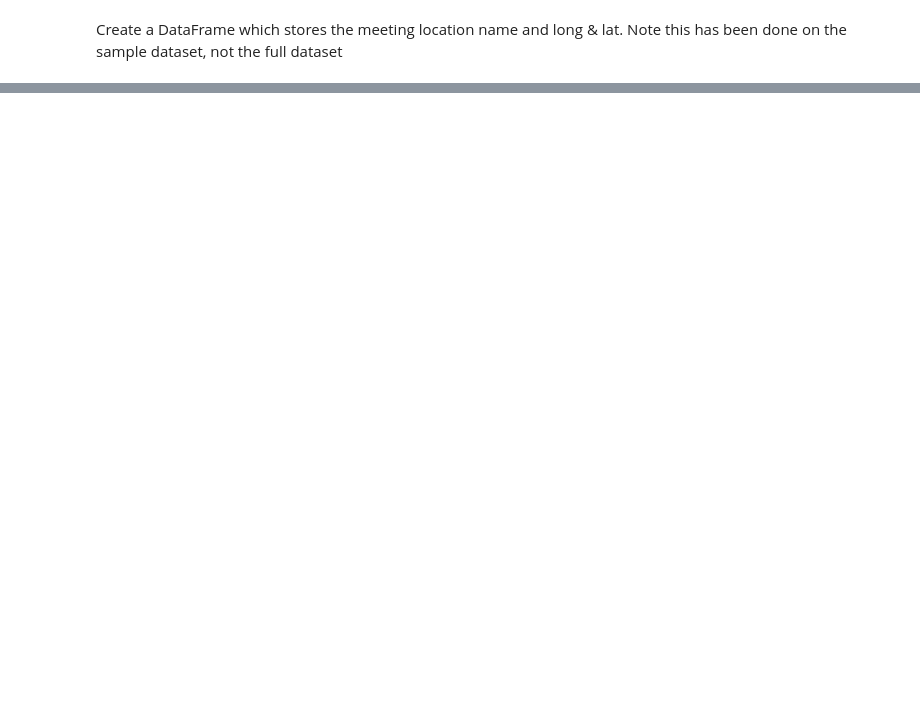
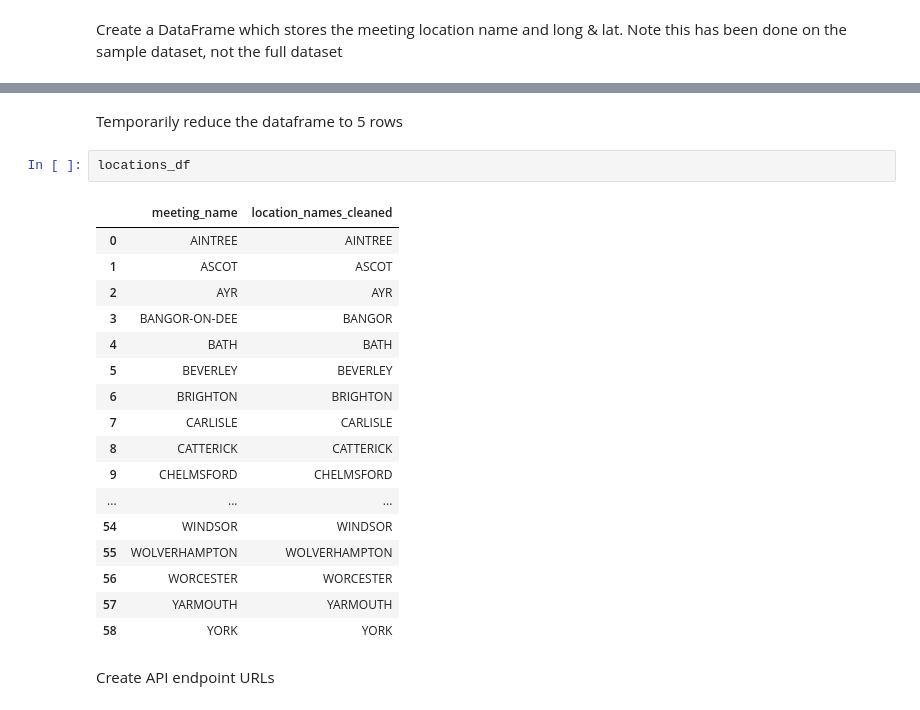
Before and after one commit to Harlequinht/which_horse, a Jupyter notebook: notebook/WeatherAPI.ipynb, the cells around one changed output, grey strips where cells are left out. Cells and saved outputs as stored; diff of their text form; blank space fills up the shorter version.

```diff
--- a/notebook/WeatherAPI.ipynb
+++ b/notebook/WeatherAPI.ipynb
@@ -30,0 +22,24 @@ response = requests.get(endpoint)
+# %% [markdown]
+Temporarily reduce the dataframe to 5 rows
+# %%
+locations_df
+# %% [output]
+|  | meeting_name | location_names_cleaned |
+| 0 | AINTREE | AINTREE |
+| 1 | ASCOT | ASCOT |
+| 2 | AYR | AYR |
+| 3 | BANGOR-ON-DEE | BANGOR |
+| 4 | BATH | BATH |
+| 5 | BEVERLEY | BEVERLEY |
+| 6 | BRIGHTON | BRIGHTON |
+| 7 | CARLISLE | CARLISLE |
+| 8 | CATTERICK | CATTERICK |
+| 9 | CHELMSFORD | CHELMSFORD |
+| ... | ... | ... |
+| 54 | WINDSOR | WINDSOR |
+| 55 | WOLVERHAMPTON | WOLVERHAMPTON |
+| 56 | WORCESTER | WORCESTER |
+| 57 | YARMOUTH | YARMOUTH |
+| 58 | YORK | YORK |
+# %% [markdown]
+Create API endpoint URLs
```
Also changed, not shown: parts of 26 cells of this notebook.
